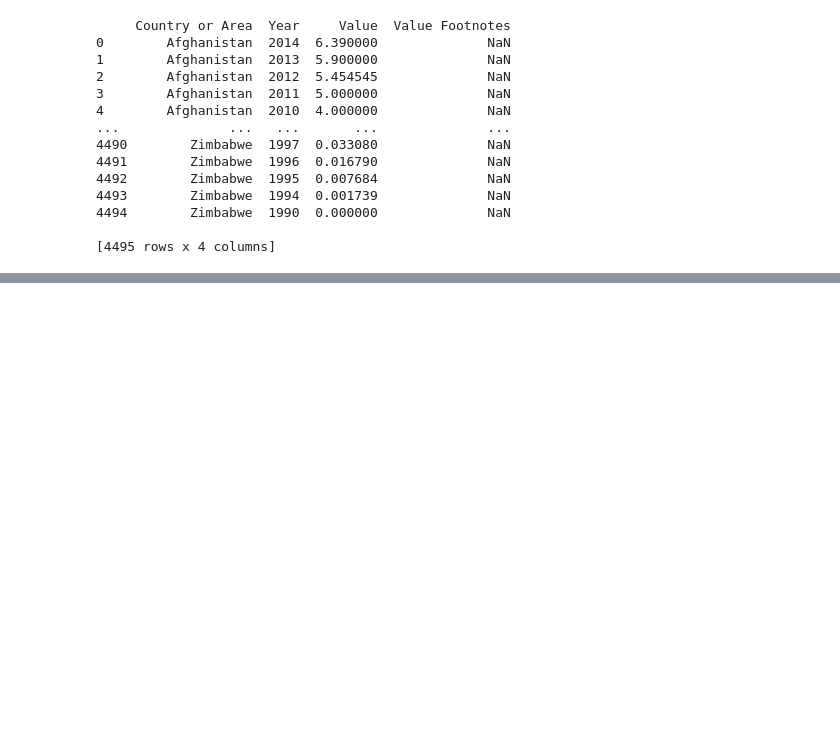
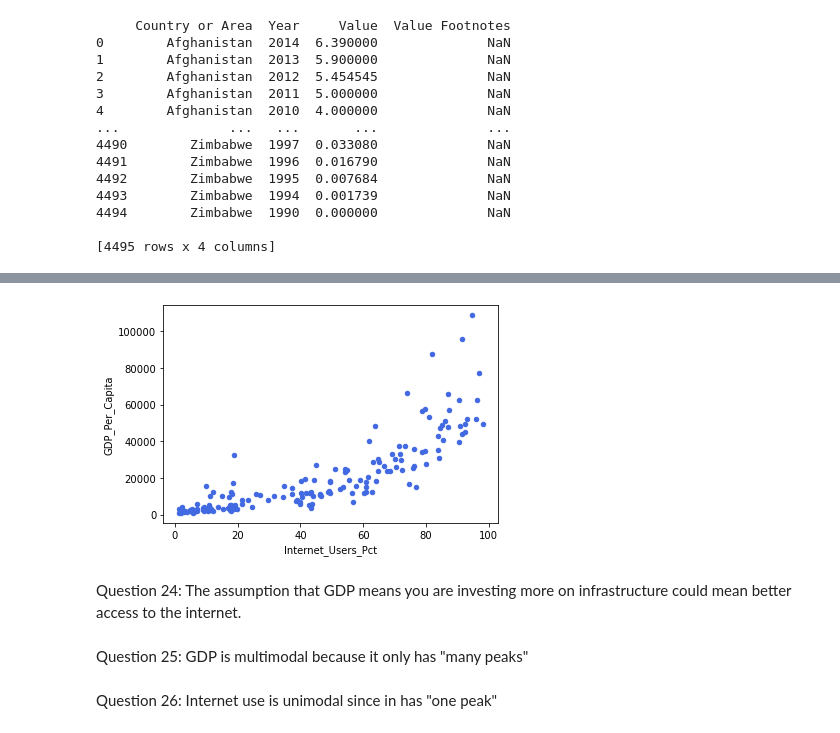
Before and after one commit to Quezadajl/gdp-and-internet-usage-exercise, a Jupyter notebook: notebooks/UN_Data_Project.ipynb, the cells around one changed output, grey strips where cells are left out. Drawn from its saved outputs; the diff is of its cells as text; code cells hidden in the pictures; blank space fills up the shorter version.

```diff
--- a/notebooks/UN_Data_Project.ipynb
+++ b/notebooks/UN_Data_Project.ipynb
@@ -62,0 +228,3 @@ internet_df.head(6)
+# %%
+UN_2014_df = new_df[new_df['Year'] == 2014]
+print(UN_2014_df)
@@ -62,0 +304,12 @@ internet_df.head(6)
+# %%
+UN_2014_plt = UN_2014_df.plot.scatter(x='Internet_Users_Pct',
+                                 y='GDP_Per_Capita',
+                                 c='RoyalBlue')
+# %% [output]
+[figure, added]
+# %% [markdown]
+Question 24: The assumption that GDP means you are investing more on infrastructure could mean better access to the internet.
+# %% [markdown]
+Question 25: GDP is multimodal because it only has "many peaks"
+# %% [markdown]
+Question 26: Internet use is unimodal since in has "one peak"
```
Also changed, not shown: parts of 49 cells of this notebook.
